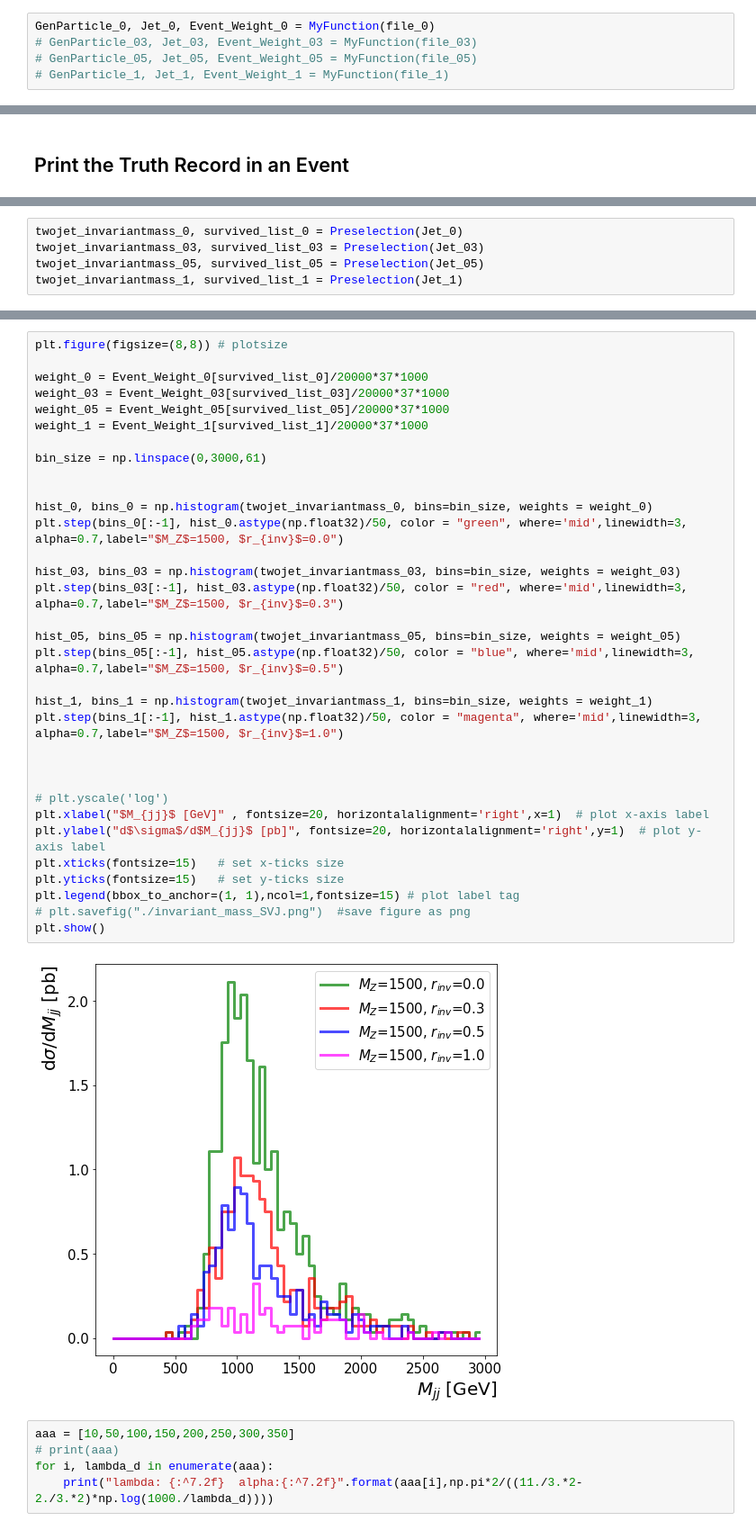
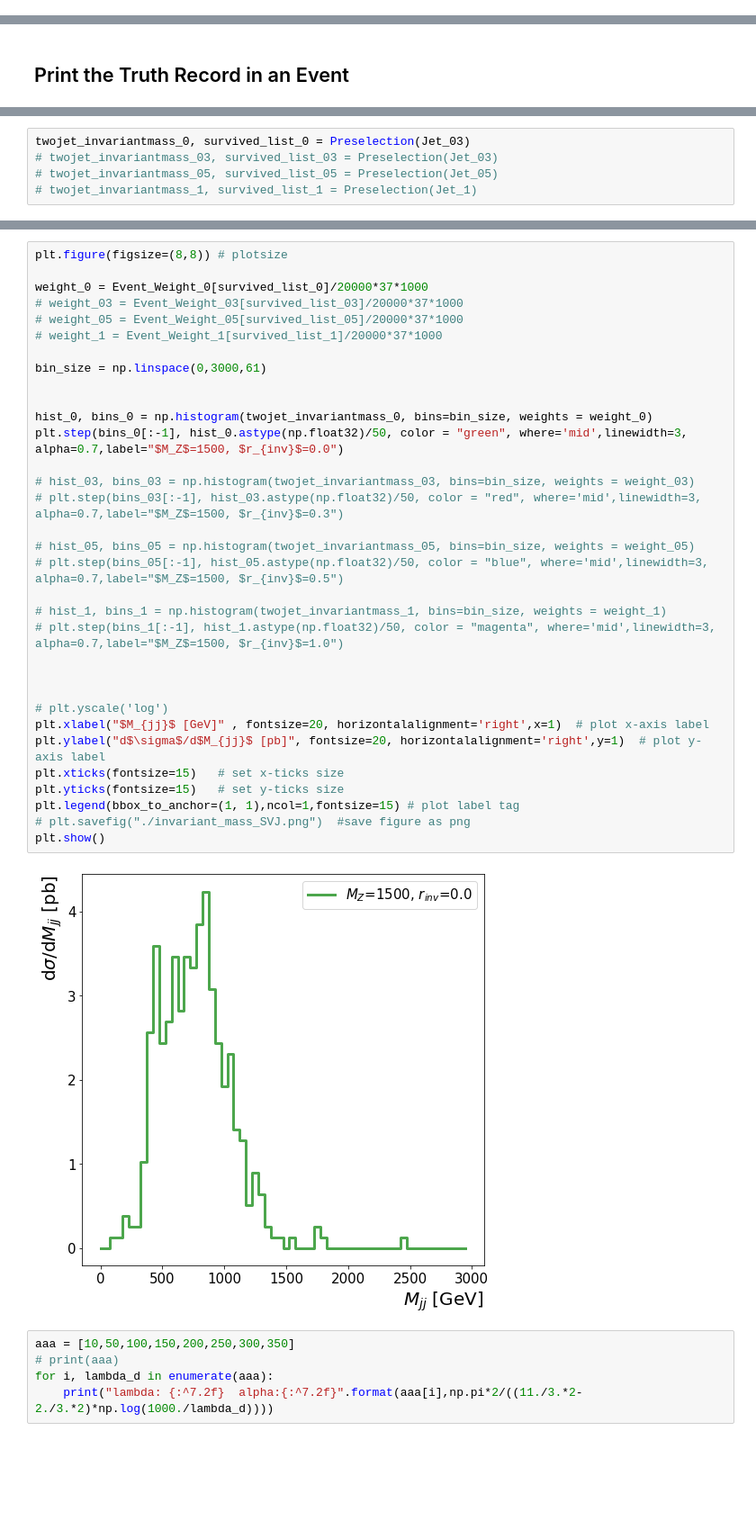
Before and after one commit to alan200276/SVJ_Study, a Jupyter notebook: Truth_Record.ipynb, the cells around one changed output, grey strips where cells are left out. Shown: that part at 90% size. Saved outputs shown, nothing was run; the diff lists cells and outputs as text; blank space fills up the shorter version.

```diff
--- a/Truth_Record.ipynb
+++ b/Truth_Record.ipynb
@@ -130,5 +129,0 @@ file_0.show()
-# %%
-GenParticle_0, Jet_0, Event_Weight_0 = MyFunction(file_0)
-# GenParticle_03, Jet_03, Event_Weight_03 = MyFunction(file_03)
-# GenParticle_05, Jet_05, Event_Weight_05 = MyFunction(file_05)
-# GenParticle_1, Jet_1, Event_Weight_1 = MyFunction(file_1)
@@ -269,6 +274,6 @@ GenParticle Information
 # %%
-twojet_invariantmass_0, survived_list_0 = Preselection(Jet_0)
-twojet_invariantmass_03, survived_list_03 = Preselection(Jet_03)
-twojet_invariantmass_05, survived_list_05 = Preselection(Jet_05)
-twojet_invariantmass_1, survived_list_1 = Preselection(Jet_1)
+twojet_invariantmass_0, survived_list_0 = Preselection(Jet_03)
+# twojet_invariantmass_03, survived_list_03 = Preselection(Jet_03)
+# twojet_invariantmass_05, survived_list_05 = Preselection(Jet_05)
+# twojet_invariantmass_1, survived_list_1 = Preselection(Jet_1)
 # %% [output]
@@ -279,38 +281,38 @@ There are 84 events.
 # %%
 plt.figure(figsize=(8,8)) # plotsize
 
 weight_0 = Event_Weight_0[survived_list_0]/20000*37*1000
-weight_03 = Event_Weight_03[survived_list_03]/20000*37*1000
-weight_05 = Event_Weight_05[survived_list_05]/20000*37*1000
-weight_1 = Event_Weight_1[survived_list_1]/20000*37*1000
+# weight_03 = Event_Weight_03[survived_list_03]/20000*37*1000
+# weight_05 = Event_Weight_05[survived_list_05]/20000*37*1000
+# weight_1 = Event_Weight_1[survived_list_1]/20000*37*1000
 
 bin_size = np.linspace(0,3000,61)
 
 
 hist_0, bins_0 = np.histogram(twojet_invariantmass_0, bins=bin_size, weights = weight_0)
 plt.step(bins_0[:-1], hist_0.astype(np.float32)/50, color = "green", where='mid',linewidth=3, alpha=0.7,label="$M_Z$=1500, $r_{inv}$=0.0")
 
-hist_03, bins_03 = np.histogram(twojet_invariantmass_03, bins=bin_size, weights = weight_03)
-plt.step(bins_03[:-1], hist_03.astype(np.float32)/50, color = "red", where='mid',linewidth=3, alpha=0.7,label="$M_Z$=1500, $r_{inv}$=0.3")
+# hist_03, bins_03 = np.histogram(twojet_invariantmass_03, bins=bin_size, weights = weight_03)
+# plt.step(bins_03[:-1], hist_03.astype(np.float32)/50, color = "red", where='mid',linewidth=3, alpha=0.7,label="$M_Z$=1500, $r_{inv}$=0.3")
 
-hist_05, bins_05 = np.histogram(twojet_invariantmass_05, bins=bin_size, weights = weight_05)
-plt.step(bins_05[:-1], hist_05.astype(np.float32)/50, color = "blue", where='mid',linewidth=3, alpha=0.7,label="$M_Z$=1500, $r_{inv}$=0.5")
+# hist_05, bins_05 = np.histogram(twojet_invariantmass_05, bins=bin_size, weights = weight_05)
+# plt.step(bins_05[:-1], hist_05.astype(np.float32)/50, color = "blue", where='mid',linewidth=3, alpha=0.7,label="$M_Z$=1500, $r_{inv}$=0.5")
 
-hist_1, bins_1 = np.histogram(twojet_invariantmass_1, bins=bin_size, weights = weight_1)
-plt.step(bins_1[:-1], hist_1.astype(np.float32)/50, color = "magenta", where='mid',linewidth=3, alpha=0.7,label="$M_Z$=1500, $r_{inv}$=1.0")
+# hist_1, bins_1 = np.histogram(twojet_invariantmass_1, bins=bin_size, weights = weight_1)
+# plt.step(bins_1[:-1], hist_1.astype(np.float32)/50, color = "magenta", where='mid',linewidth=3, alpha=0.7,label="$M_Z$=1500, $r_{inv}$=1.0")
 
 
 
 # plt.yscale('log')
 plt.xlabel("$M_{jj}$ [GeV]" , fontsize=20, horizontalalignment='right',x=1)  # plot x-axis label
 plt.ylabel("d$\sigma$/d$M_{jj}$ [pb]", fontsize=20, horizontalalignment='right',y=1)  # plot y-axis label
 plt.xticks(fontsize=15)   # set x-ticks size
 plt.yticks(fontsize=15)   # set y-ticks size
 plt.legend(bbox_to_anchor=(1, 1),ncol=1,fontsize=15) # plot label tag
 # plt.savefig("./invariant_mass_SVJ.png")  #save figure as png
 plt.show()
 # %% [output]
-[figure, old version]
+[figure, new version]
 # %%
 aaa = [10,50,100,150,200,250,300,350]
 # print(aaa)
```
Also changed, not shown: parts of 23 cells of this notebook.
